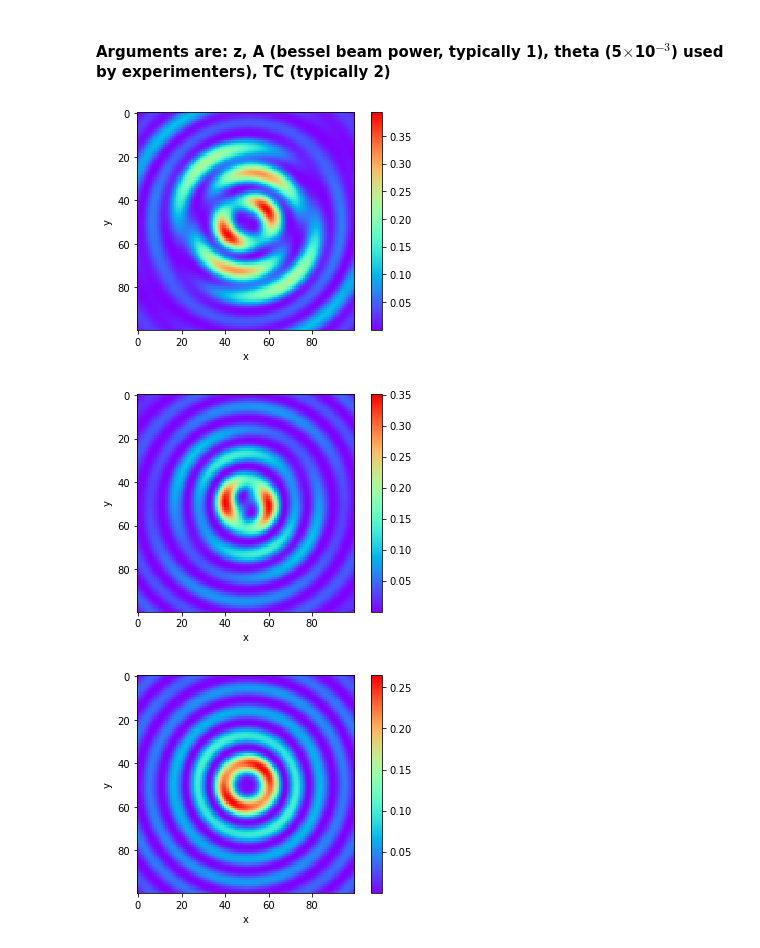
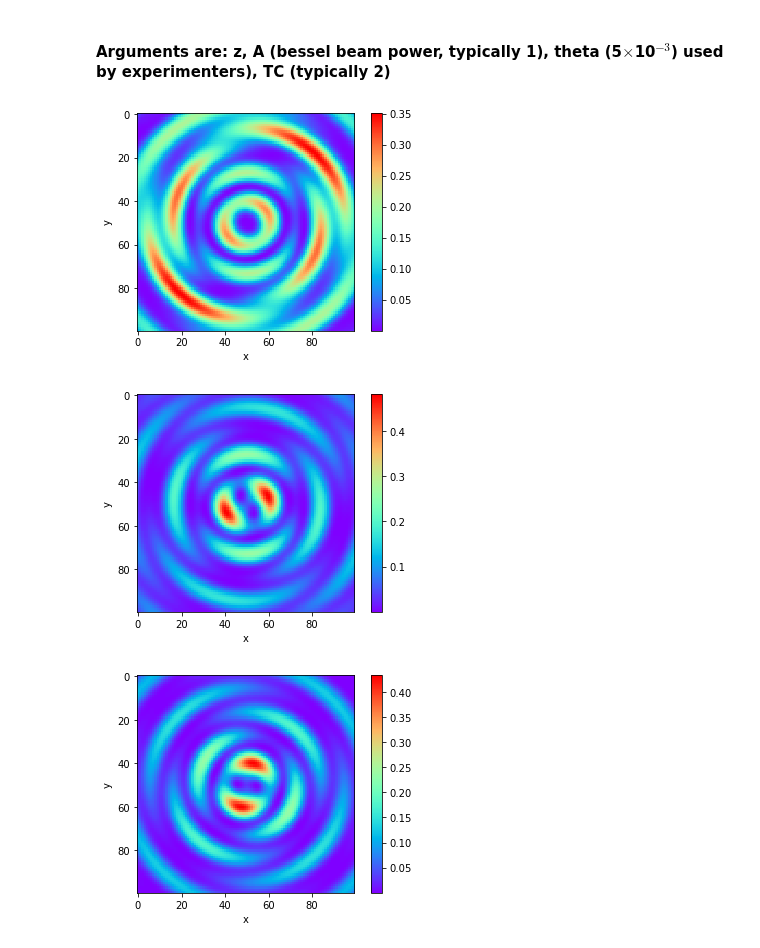
Before and after one commit to jabacousnac/Grier-Lab-Code, a Jupyter notebook: Axial_braiding.ipynb, the cells around one changed output. Cells and saved outputs as stored; diff of their text form; code cells hidden in the pictures.

Commit message:
Add files via upload
Made a few corrections. Correct result seen qualitatively, but not quantitatively

```diff
--- a/Axial_braiding.ipynb
+++ b/Axial_braiding.ipynb
@@ -5,6 +5,7 @@ import numpy as np
 from matplotlib import pyplot as  plt
 import scipy as sc
 from scipy import special as sp
+import cmath as cm
 
 #define global parameters for Airy function
 C = 1
@@ -18,9 +19,9 @@ k_0 = 2*np.pi/wavelength
 def airy(x,y,z):
     #obtain field of Airy field at any position
     r = np.sqrt(x**2 + y**2)
-    x = (r_0 - r)/s
+    x0 = (r_0 - r)/s
     xi = z/(k_0 * s**2)
-    g = sp.airy(x - (xi**2)/4)[0] * np.exp(a*x - a*(xi**2)/2) * np.exp(1j*(x*xi/2 + a**2*xi/2 - xi**3/12))
+    g = sp.airy(x0 - (xi**2)/4 + 1j*a*xi)[0] * np.exp(a*x0 - a*(xi**2)/2) * np.exp(1j*(x0*xi/2 + a**2*xi/2 - xi**3/12))
     #print focusing length found:
     z_f = 2*k_0*(s**2)*np.sqrt(r_0/s + 1.018 - (a**2)) #0.385m
     u_CAB = C * g * np.exp(1j*k_0*z)
@@ -131,6 +132,18 @@ def x_y_map(z, A, theta, l):
     plt.imshow(int_array, cmap = 'rainbow', interpolation = 'nearest')
     plt.colorbar()
     return
+
+def bessel_airy(x,y,z):
+    #an airy function is just a superposition of two modified bessel beams, and we should be able to recreate results
+    r = np.sqrt(x**2 + y**2)
+    x0 = (r_0 - r)/s
+    xi = z/(k_0 * s**2)
+    arg = x0 - (xi**2)/4 + 1j*a*xi
+    zeta = 2/3 * abs(arg)**(3/2)
+    ai =  cm.sqrt(arg)/3 * (sp.iv(-1/3,zeta) - sp.iv(1/3,zeta)) #airy function made from modified bessel functions
+    g =  ai * np.exp(a*x0 - a*(xi**2)/2) * np.exp(1j*(x0*xi/2 + a**2*xi/2 - (xi**3)/12))
+    u_bessel_sup = C * g * np.exp(1j*k_0*z)
+    return u_bessel_sup
 # %% [markdown]
 # Notes:
 #### Airy beam propagates as expected. Bessel beam has zero at center for higher order, maximum at center for l=0.
@@ -163,14 +176,14 @@ x_z_braiding(0.2*10**-3, 1, 0.005, 3)
 # %% [markdown]
 #### Arguments are: z, A (bessel beam power, typically 1), theta (5$\times$10$^{-3}$) used by experimenters), TC (typically 2)
 # %%
-x_y_map(0.28, 1, 5*10**-3, 2)
+x_y_map(0.2, 1, 5*10**-3, 2)
 # %% [output]
-[figure, old version]
+[figure, new version]
 # %%
-x_y_map(0.38, 1, 5*10**-3, 2)
+x_y_map(0.386, 1, 5*10**-3, 2)
 # %% [output]
-[figure, old version]
+[figure, new version]
 # %%
-x_y_map(0.48, 1, 5*10**-3, 2)
+x_y_map(0.5, 1, 5*10**-3, 2)
 # %% [output]
-[figure, old version]
+[figure, new version]
```
Also changed, not shown: parts of 6 cells of this notebook.
